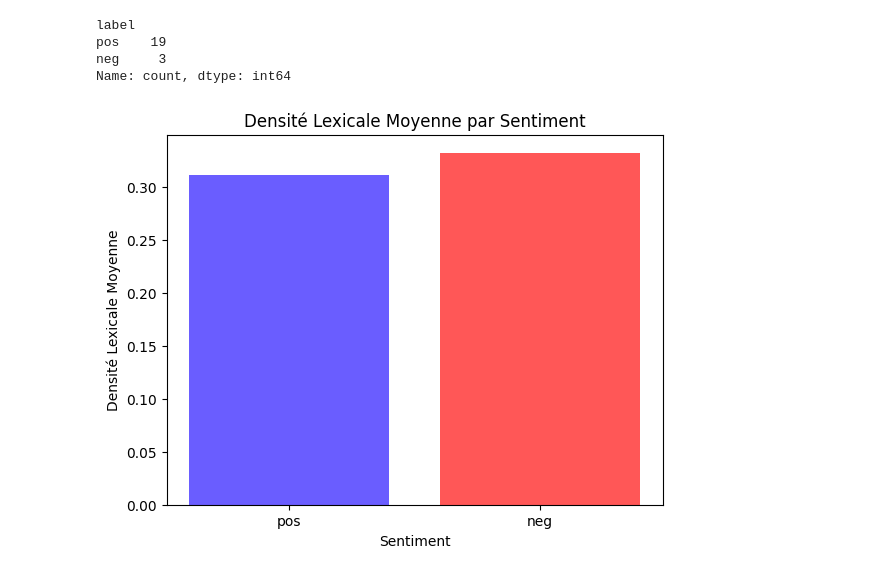
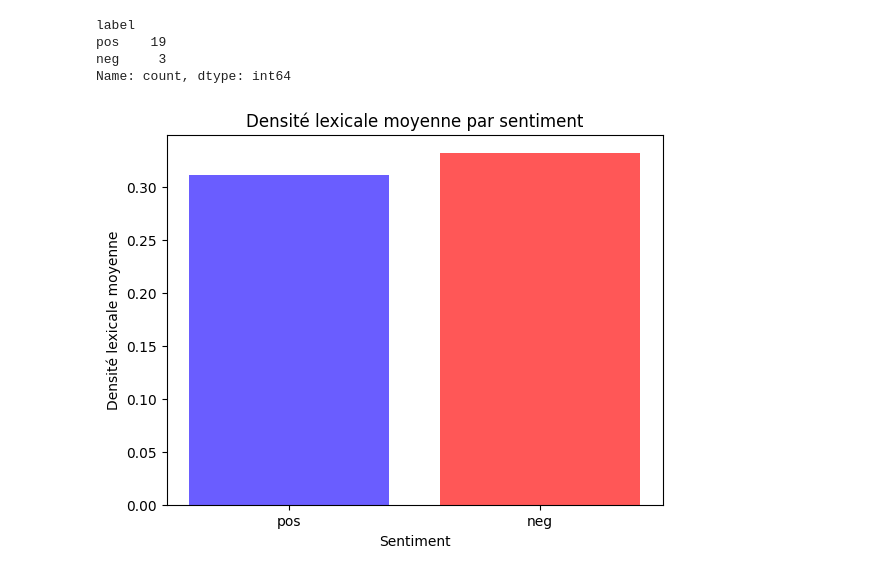
Before and after one commit to AshleyRatier/outil_traitement_corpus, a Jupyter notebook: scripts/analyse_corpus.ipynb, the cells around one changed output. Saved outputs shown, nothing was run; the diff lists cells and outputs as text; code cells hidden in the pictures.

```diff
--- a/scripts/analyse_corpus.ipynb
+++ b/scripts/analyse_corpus.ipynb
@@ -6,7 +11,8 @@ import scipy.stats
 from sklearn.model_selection import train_test_split
 from imblearn.over_sampling import RandomOverSampler
 # %%
-data = pd.read_csv("../../../../Desktop/film_reviews.csv")
+# Ouverture du corpus
+data = pd.read_csv("../data/clean/film_reviews.csv")
 data
 # %% [output]
 |  | review | note | label |
@@ -53,17 +60,40 @@ for review in data['review']:
 ".", Lemme: ., POS: PUNCT, Dépendance: punct
 # %%
 def longueur_review(review):
+    """
+    Calcule la longueur d'une critique en nombre de mots.
+
+    Parameters
+    ----------
+    review : str
+
+    Returns
+    -------
+    int
+    """
     return len(review.split())
 
 data['note'] = pd.to_numeric(data['note'])
 data = data.dropna(subset=['note'])
 
 def calcul_longueur_moyenne_critiques(reviews):
+    """
+    Calcule la longueur moyenne des critiques.
+
+    Parameters
+    ----------
+    reviews : list
+
+    Returns
+    -------
+    float
+    """
     longueurs = [longueur_review(review) for review in reviews]
     return pd.Series(longueurs).mean()
 
 longueur_moyenne = data.groupby('label')['review'].apply(calcul_longueur_moyenne_critiques)
 
+# Affichage des résultats
 longueur_moyenne.plot(kind='bar', color=['#FF5757', '#6A5DFF'])
 plt.title('Longueur moyenne des critiques par sentiment')
 plt.xlabel('Sentiment')
@@ -128,16 +163,28 @@ neg     3
 Name: count, dtype: int64
 # %%
 def diversite_lexicale(text):
+    """
+    Calcule la diversité lexicale du corpus.
+
+    Parameters
+    ----------
+    text : str
+
+    Returns
+    -------
+    float
+    """
     doc = nlp(text)
     unique_tokens = set([token.lemma_ for token in doc if not token.is_stop and not token.is_punct])
     return len(unique_tokens) / len(doc)
 
+# Affichage des résultats
 diversite_lexicale_pos = train_data[train_data['label'] == 'pos']['review'].apply(diversite_lexicale).mean()
 diversite_lexicale_neg = train_data[train_data['label'] == 'neg']['review'].apply(diversite_lexicale).mean()
 plt.bar(['pos', 'neg'], [diversite_lexicale_pos, diversite_lexicale_neg], color=['#6A5DFF', '#FF5757'])
-plt.title('Densité Lexicale Moyenne par Sentiment')
+plt.title('Densité lexicale moyenne par sentiment')
 plt.xlabel('Sentiment')
-plt.ylabel('Densité Lexicale Moyenne')
+plt.ylabel('Densité lexicale moyenne')
 plt.show()
 # %% [output]
-[figure, old version]
+[figure, new version]
```
Also changed, not shown: parts of 6 cells of this notebook.
